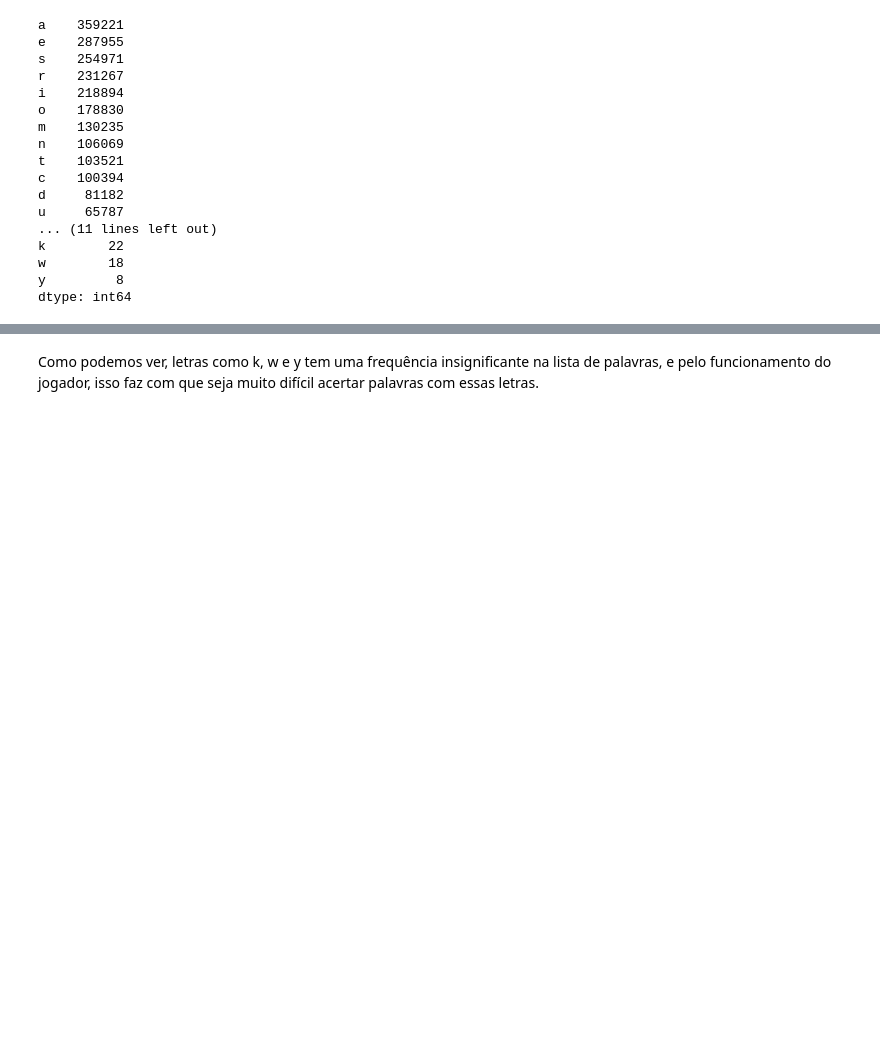
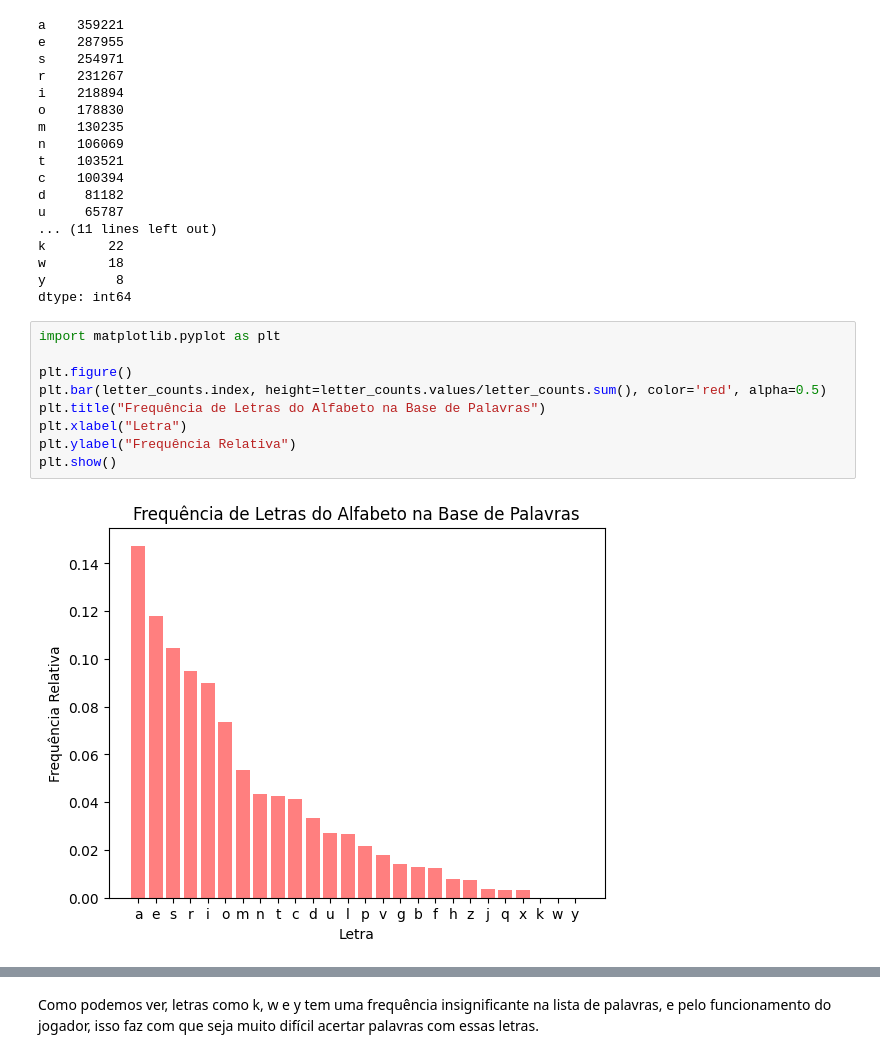
Before and after one commit to EduardoMVAz/The_Hanged_Man, a Jupyter notebook: demo.ipynb, the cells around one changed output, grey strips where cells are left out. Drawn from its saved outputs; the diff is of its cells as text; blank space fills up the shorter version.

```diff
--- a/demo.ipynb
+++ b/demo.ipynb
@@ -75,4 +77,15 @@ k        22
 w        18
 y         8
 dtype: int64
+# %%
+import matplotlib.pyplot as plt
+
+plt.figure()
+plt.bar(letter_counts.index, height=letter_counts.values/letter_counts.sum(), color='red', alpha=0.5)
+plt.title("Frequência de Letras do Alfabeto na Base de Palavras")
+plt.xlabel("Letra")
+plt.ylabel("Frequência Relativa")
+plt.show()
+# %% [output]
+[figure, added]
 # %%
```
Also changed, not shown: parts of 5 cells of this notebook.
